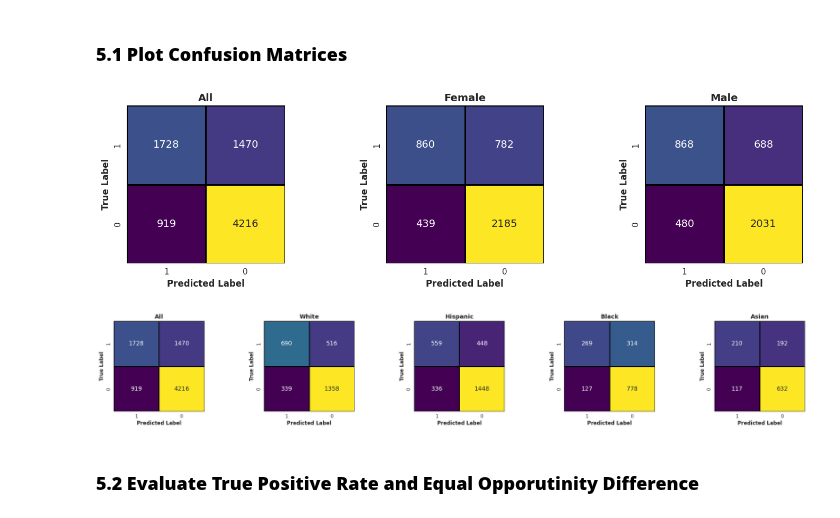
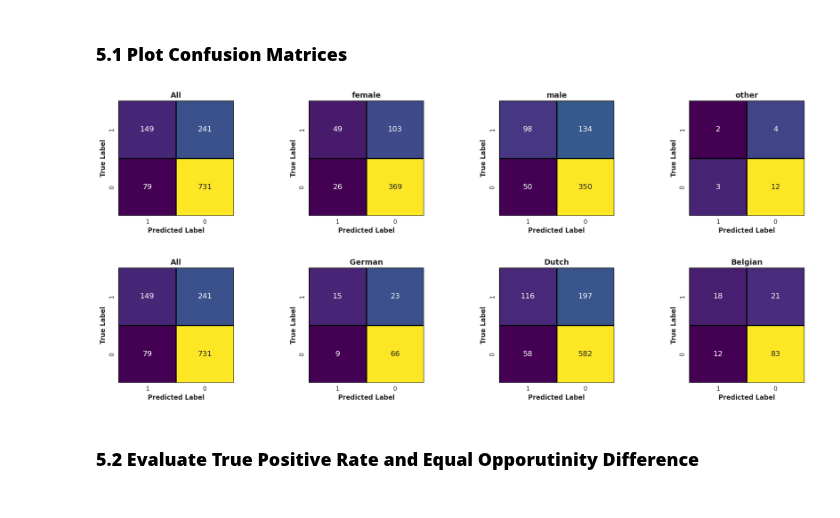
Before and after one commit to AlbanaCelepija/enhanced_mlops, a Jupyter notebook: framework/library/use_cases/tabular/src/local_platform/experiments/1.bias_mitigation.ipynb, the cells around one changed output. Cells and saved outputs as stored; diff of their text form; code cells hidden in the pictures.

```diff
--- a/framework/library/use_cases/tabular/src/local_platform/experiments/1.bias_mitigation.ipynb
+++ b/framework/library/use_cases/tabular/src/local_platform/experiments/1.bias_mitigation.ipynb
@@ -94,21 +94,21 @@ def get_metrics(group_a, group_b, y_pred, y_true):
     ]  # Calculate accuracy
     metrics += [
         [
-            "Black vs. White Disparate Impact",
+            "Belgian vs. Dutch Disparate Impact",
             round(disparate_impact(group_a, group_b, y_pred), 2),
             1,
         ]
     ]  # Calculate disparate impact
     metrics += [
         [
-            "Black vs. White Statistical Parity",
+            "Belgian vs. Dutch Statistical Parity",
             round(statistical_parity(group_a, group_b, y_pred), 2),
             0,
         ]
     ]  # Calculate statistical parity
     metrics += [
         [
-            "Black vs. White Average Odds Difference",
+            "Belgian vs. Dutch Average Odds Difference",
             round(average_odds_diff(group_a, group_b, y_pred, y_true), 2),
             0,
         ]
@@ -175,7 +175,7 @@ def plot_confusion_matrices(groups, data_test, category, y_test, y_pred_test):
         ax = axes[i + 1]  # Get axis for group
         subset = data_test[data_test[category] == group]  # Filter data for group
         cm = plot_cm(
-            subset["Label"], subset["Pred"], ax=ax
+            subset["decision"], subset["Pred"], ax=ax
         )  # Plot confusion matrix for group
         cm_dict[group] = cm  # Store confusion matrix for group
         ax.set_title(group, fontsize=14, fontweight="bold")
@@ -491,24 +489,24 @@ Hispanic vs. White = 0.90
 # %%
 # Plot for Gender
 cms_gender = plot_confusion_matrices(
-    groups=data["Gender"].unique(),
+    groups=data["gender"].unique(),
     data_test=data_test,
-    category="Gender",
+    category="gender",
     y_test=y_test,
     y_pred_test=y_pred_test,
 )
 
-# Plot for Ethnicity
+# Plot for nationality
 cms_ethnicity = plot_confusion_matrices(
-    groups=data["Ethnicity"].unique(),
+    groups=data["nationality"].unique(),
     data_test=data_test,
-    category="Ethnicity",
+    category="nationality",
     y_test=y_test,
     y_pred_test=y_pred_test,
 )
 # %% [output]
-[figure, old version]
+[figure, new version]
-[figure, old version]
+[figure, new version]
 # %% [markdown]
 ### **5.2 Evaluate True Positive Rate and Equal Opporutinity Difference**
 # %% [markdown]
```
Also changed, not shown: parts of 15 cells of this notebook, 7 other files.
